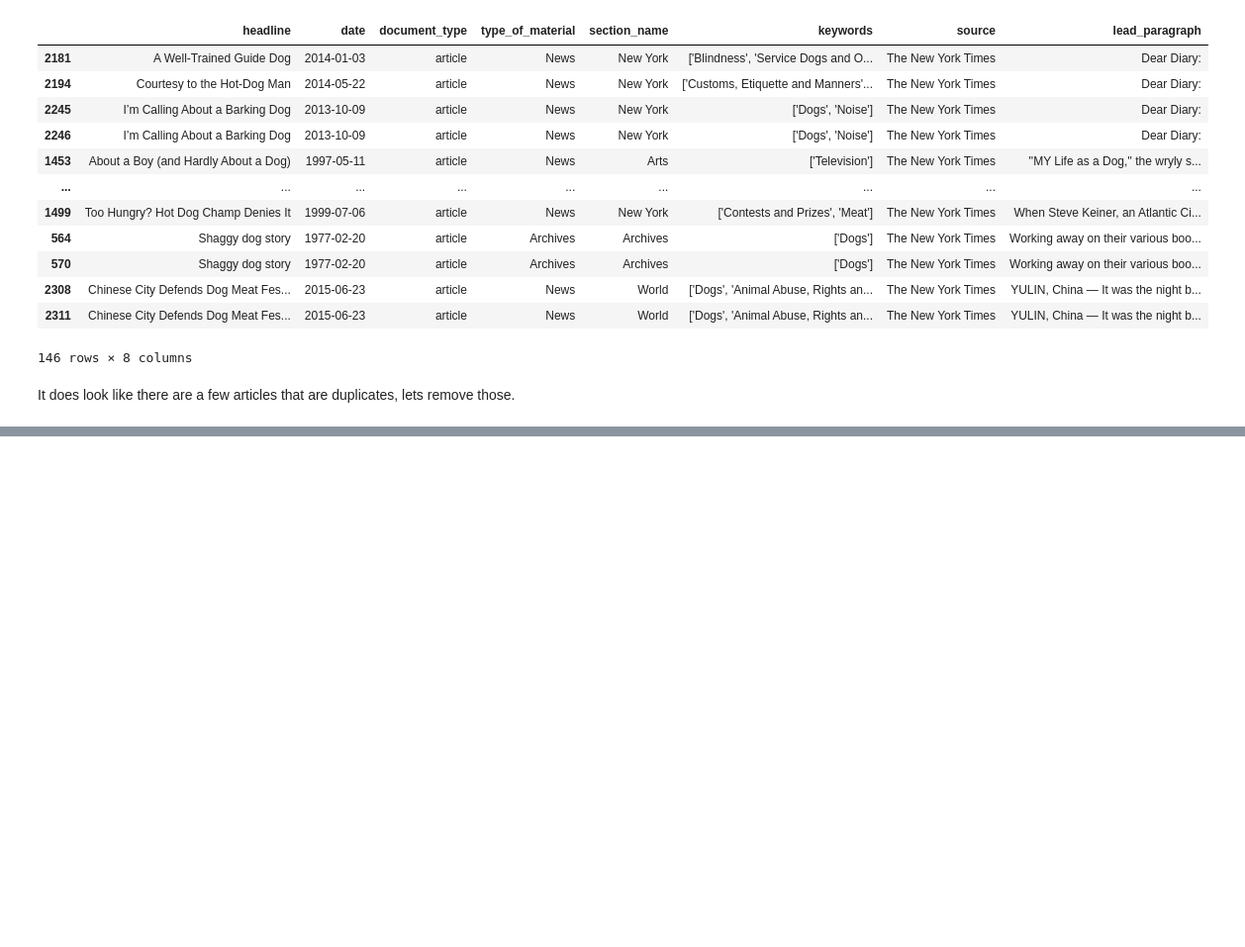
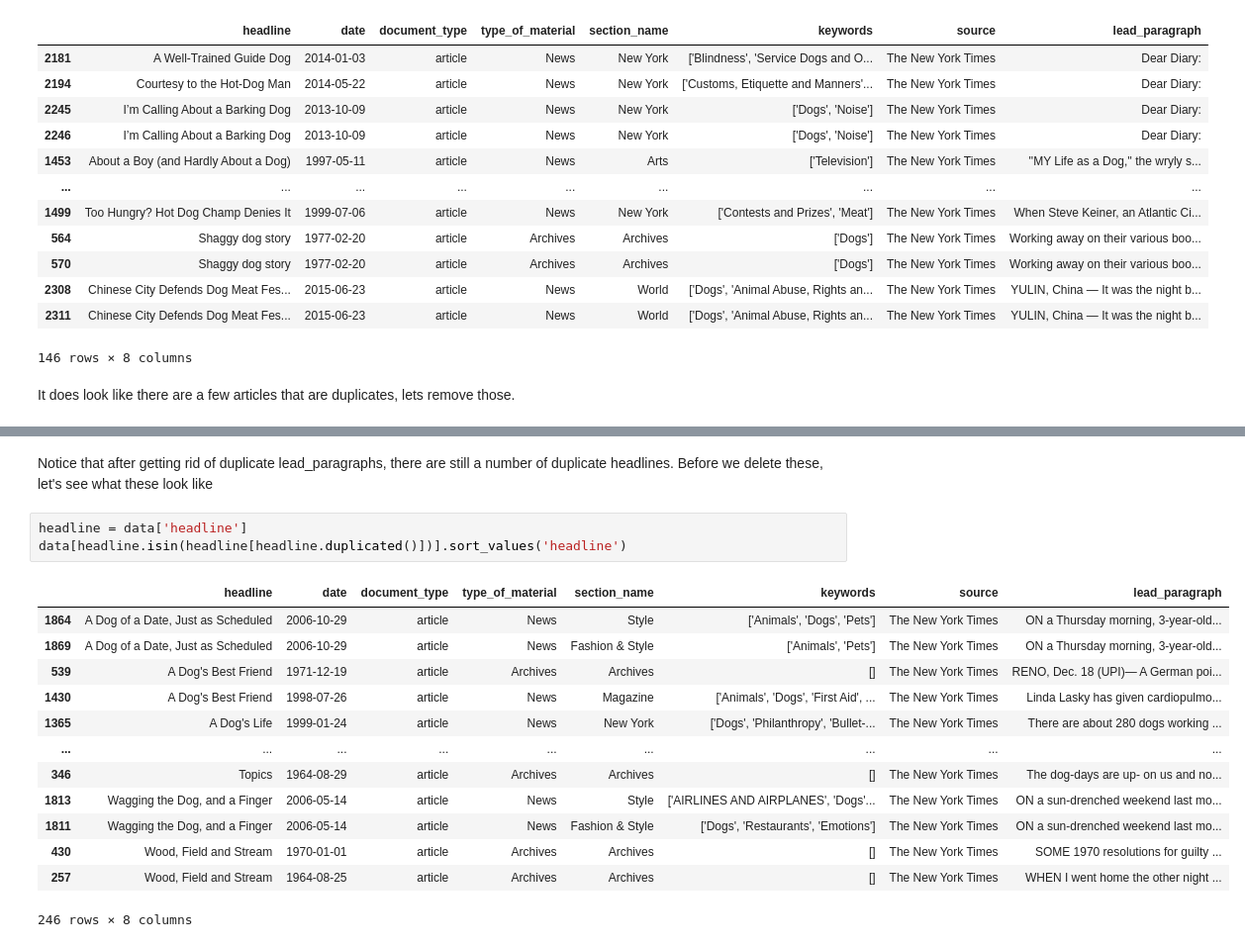
Before and after one commit to NPopkin/DogNews, a Jupyter notebook: Data Exploration and Cleaning.ipynb, the cells around one changed output, grey strips where cells are left out. Shown at 99% size. Drawn from its saved outputs; the diff is of its cells as text; blank space fills up the shorter version.

```diff
--- a/Data Exploration and Cleaning.ipynb
+++ b/Data Exploration and Cleaning.ipynb
@@ -119,0 +122,19 @@ It does look like there are a few articles that are duplicates, lets remove thos
+# %% [markdown]
+Notice that after getting rid of duplicate lead_paragraphs, there are still a number of duplicate headlines. Before we delete these, let's see what these look like
+# %%
+headline = data['headline']
+data[headline.isin(headline[headline.duplicated()])].sort_values('headline')
+# %% [output]
+|  | headline | date | document_type | type_of_material | section_name | keywords | source | lead_paragraph |
+| 1864 | A Dog of a Date, Just as Scheduled | 2006-10-29 | article | News | Style | ['Animals', 'Dogs', 'Pets'] | The New York Times | ON a Thursday morning, 3-year-old... |
+| 1869 | A Dog of a Date, Just as Scheduled | 2006-10-29 | article | News | Fashion & Style | ['Animals', 'Pets'] | The New York Times | ON a Thursday morning, 3-year-old... |
+| 539 | A Dog's Best Friend | 1971-12-19 | article | Archives | Archives | [] | The New York Times | RENO, Dec. 18 (UPI)— A German poi... |
+| 1430 | A Dog's Best Friend | 1998-07-26 | article | News | Magazine | ['Animals', 'Dogs', 'First Aid', ... | The New York Times | Linda Lasky has given cardiopulmo... |
+| 1365 | A Dog's Life | 1999-01-24 | article | News | New York | ['Dogs', 'Philanthropy', 'Bullet-... | The New York Times | There are about 280 dogs working ... |
+| ... | ... | ... | ... | ... | ... | ... | ... | ... |
+| 346 | Topics | 1964-08-29 | article | Archives | Archives | [] | The New York Times | The dog‐days are up‐ on us and no... |
+| 1813 | Wagging the Dog, and a Finger | 2006-05-14 | article | News | Style | ['AIRLINES AND AIRPLANES', 'Dogs'... | The New York Times | ON a sun-drenched weekend last mo... |
+| 1811 | Wagging the Dog, and a Finger | 2006-05-14 | article | News | Fashion & Style | ['Dogs', 'Restaurants', 'Emotions'] | The New York Times | ON a sun-drenched weekend last mo... |
+| 430 | Wood, Field and Stream | 1970-01-01 | article | Archives | Archives | [] | The New York Times | SOME 1970 resolutions for guilty ... |
+| 257 | Wood, Field and Stream | 1964-08-25 | article | Archives | Archives | [] | The New York Times | WHEN I went home the other night ... |
+246 rows × 8 columns
```
Also changed, not shown: parts of 18 cells of this notebook.
